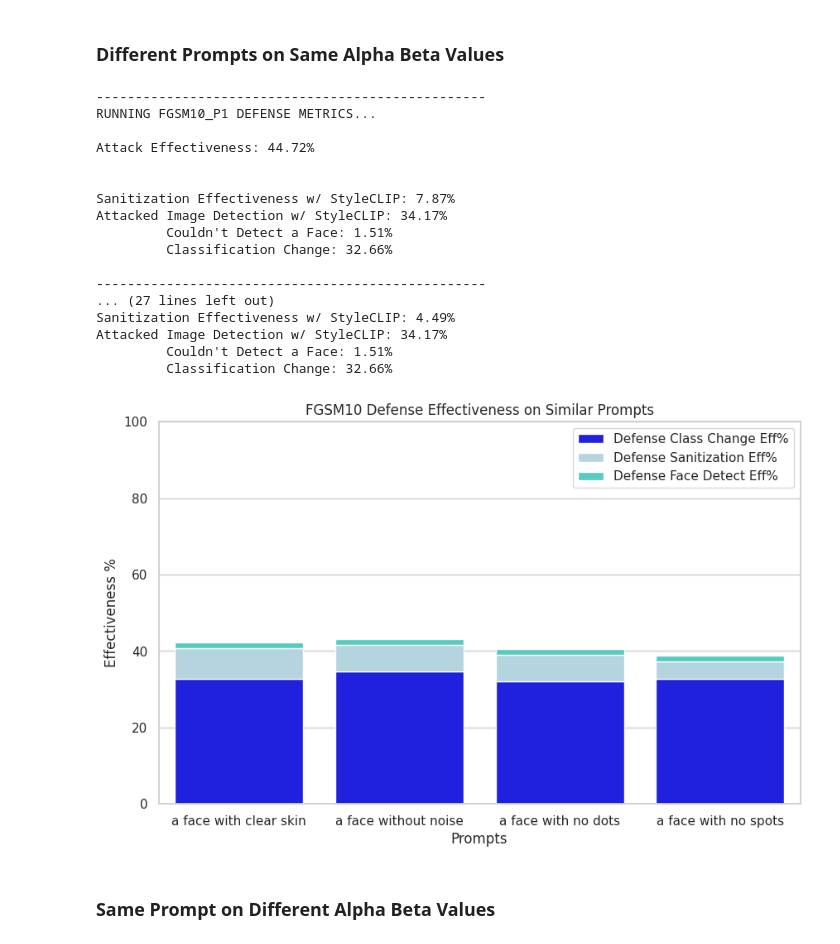
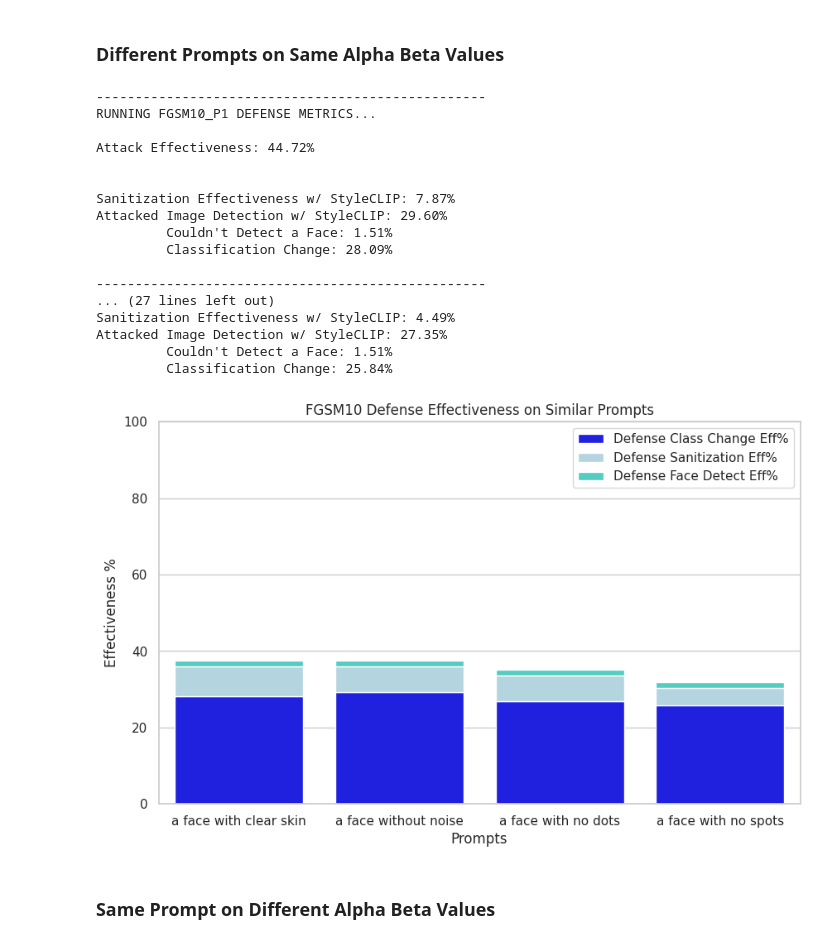
Before and after one commit to hassledw/StyleCLIP_Defense, a Jupyter notebook: celeb_metrics.ipynb, the cells around one changed output. Drawn from its saved outputs; the diff is of its cells as text; code cells hidden in the pictures.

Commit message:
cleared up attack metric

```diff
--- a/celeb_metrics.ipynb
+++ b/celeb_metrics.ipynb
@@ -210,20 +214,20 @@ plt.show()
 # %%
-# Sample data
-x = ["PGD1010", "PGD2010", "PGD5050"]
-y1 = [pgd1010_att_eff, pgd2010_att_eff, pgd5050_att_eff]
-y2 = [pgd1010_def_eff, pgd2010_def_eff, pgd5050_def_eff]
+# # Sample data
+# x = ["PGD1010", "PGD2010", "PGD5050"]
+# y1 = [pgd1010_att_eff, pgd2010_att_eff, pgd5050_att_eff]
+# y2 = [pgd1010_def_eff, pgd2010_def_eff, pgd5050_def_eff]
 
-df = pd.DataFrame({'X': x, 'Line 1': y1, 'Line 2': y2})
+# df = pd.DataFrame({'X': x, 'Line 1': y1, 'Line 2': y2})
 
-# Use Seaborn to plot the lines
-sns.set(style="darkgrid")
-sns.lineplot(x='X', y='Line 1', data=df, c="red", label='Attack Effectiveness')
-sns.lineplot(x='X', y='Line 2', data=df, c="blue", label='Defense Effectiveness')
+# # Use Seaborn to plot the lines
+# sns.set(style="darkgrid")
+# sns.lineplot(x='X', y='Line 1', data=df, c="red", label='Attack Effectiveness')
+# sns.lineplot(x='X', y='Line 2', data=df, c="blue", label='Defense Effectiveness')
 
-# Show the plot
-plt.title("PGD Attack and Defense Effectiveness")
-plt.xlabel("PGDXXYY Attacks with Epsilon = 0.XX, Alpha = 0.YY")
-plt.ylabel("Accuracy %")
-plt.legend()
-plt.show()
+# # Show the plot
+# plt.title("PGD Attack and Defense Effectiveness")
+# plt.xlabel("PGDXXYY Attacks with Epsilon = 0.XX, Alpha = 0.YY")
+# plt.ylabel("Accuracy %")
+# plt.legend()
+# plt.show()
 # %% [output]
@@ -241,16 +245,16 @@ fgsm10_defend_df_p2 = pd.read_csv("/home/grads/hassledw/StyleCLIP_Defense/CelebA
 fgsm10_defend_df_p3 = pd.read_csv("/home/grads/hassledw/StyleCLIP_Defense/CelebA_HQ-Labeled/StyleCLIP-FGSM10-p3.csv")
 fgsm10_defend_df_p4 = pd.read_csv("/home/grads/hassledw/StyleCLIP_Defense/CelebA_HQ-Labeled/StyleCLIP-FGSM10-p4.csv")
 
-print_defense_metrics("FGSM10_P1", fgsm10_attack_df, fgsm10_defend_df_p1, fgsm10_detected_df)
-print_defense_metrics("FGSM10_P2", fgsm10_attack_df, fgsm10_defend_df_p2, fgsm10_detected_df)
-print_defense_metrics("FGSM10_P3", fgsm10_attack_df, fgsm10_defend_df_p3, fgsm10_detected_df)
-print_defense_metrics("FGSM10_P4", fgsm10_attack_df, fgsm10_defend_df_p4, fgsm10_detected_df)
+_, _, p1 = print_defense_metrics("FGSM10_P1", fgsm10_attack_df, fgsm10_defend_df_p1, fgsm10_detected_df)
+_, _, p2 = print_defense_metrics("FGSM10_P2", fgsm10_attack_df, fgsm10_defend_df_p2, fgsm10_detected_df)
+_, _, p3 = print_defense_metrics("FGSM10_P3", fgsm10_attack_df, fgsm10_defend_df_p3, fgsm10_detected_df)
+_, _, p4 = print_defense_metrics("FGSM10_P4", fgsm10_attack_df, fgsm10_defend_df_p4, fgsm10_detected_df)
 
 data = {
     'Category': ['a face with clear skin', 'a face without noise', 'a face with no dots', 'a face with no spots'],
-    'Defense Class Change Eff%': [32.66, 34.67, 32.16, 32.66],
-    'Defense Sanitization Eff%': [8.05, 6.90, 6.90, 4.60],
-    'Defense Face Detect Eff%': [1.51, 1.51, 1.51, 1.51],
+    'Defense Class Change Eff%': [p1["class_change"], p2["class_change"], p3["class_change"], p4["class_change"]],
+    'Defense Sanitization Eff%': [p1["sanitization"], p2["sanitization"], p3["sanitization"], p4["sanitization"]],
+    'Defense Face Detect Eff%': [p1["face_det"], p2["face_det"], p3["face_det"], p4["face_det"]],
 }
 
 df = pd.DataFrame(data)
@@ -260,38 +264,38 @@ sns.set(style="whitegrid")
 
 # Create a bar plot using Seaborn
 plt.figure(figsize=(10, 6))
 sns.barplot(x='Category', y='Defense Class Change Eff%', data=df, color='blue', label='Defense Class Change Eff%')
 sns.barplot(x='Category', y='Defense Sanitization Eff%', data=df, color='lightblue', label='Defense Sanitization Eff%', bottom=df['Defense Class Change Eff%'])
 sns.barplot(x='Category', y='Defense Face Detect Eff%', data=df, color='turquoise', label='Defense Face Detect Eff%', bottom=df['Defense Class Change Eff%'] + df['Defense Sanitization Eff%'])
 plt.legend()
 plt.ylim(0, 100)
 
 # Set plot labels and title
 plt.xlabel('Prompts')
 plt.ylabel('Effectiveness %')
 plt.title('FGSM10 Defense Effectiveness on Similar Prompts')
 
 # Show the plot
 plt.show()
 # %% [output]
 --------------------------------------------------
 RUNNING FGSM10_P1 DEFENSE METRICS...
 
 Attack Effectiveness: 44.72%
 
 
 Sanitization Effectiveness w/ StyleCLIP: 7.87%
-Attacked Image Detection w/ StyleCLIP: 34.17%
+Attacked Image Detection w/ StyleCLIP: 29.60%
          Couldn't Detect a Face: 1.51%
-         Classification Change: 32.66%
+         Classification Change: 28.09%
 
 --------------------------------------------------
 ... (27 lines left out)
 Sanitization Effectiveness w/ StyleCLIP: 4.49%
-Attacked Image Detection w/ StyleCLIP: 34.17%
+Attacked Image Detection w/ StyleCLIP: 27.35%
          Couldn't Detect a Face: 1.51%
-         Classification Change: 32.66%
+         Classification Change: 25.84%
-[figure, old version]
+[figure, new version]
 # %% [markdown]
 ### Same Prompt on Different Alpha Beta Values
 # %%
```
Also changed, not shown: parts of 5 cells of this notebook.
